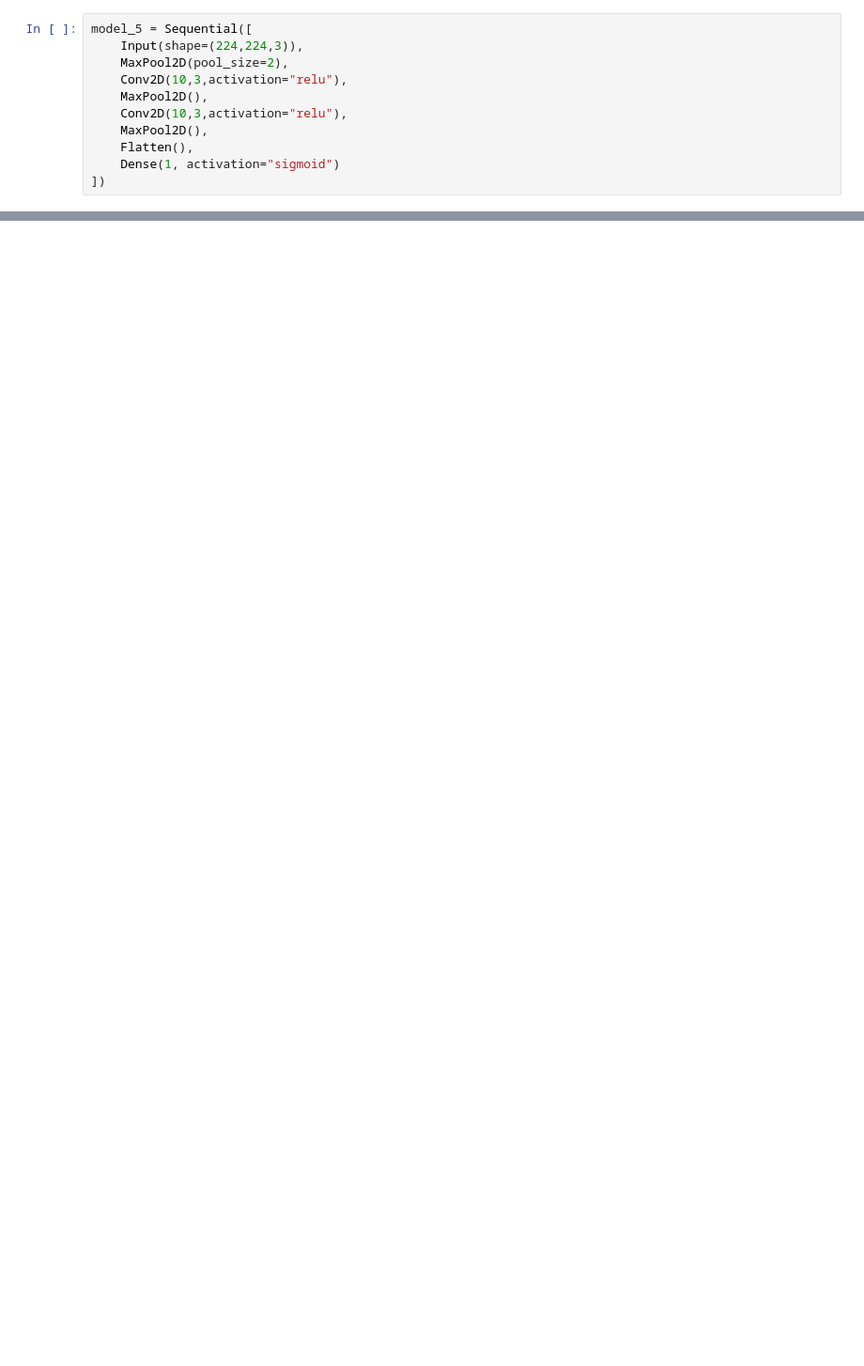
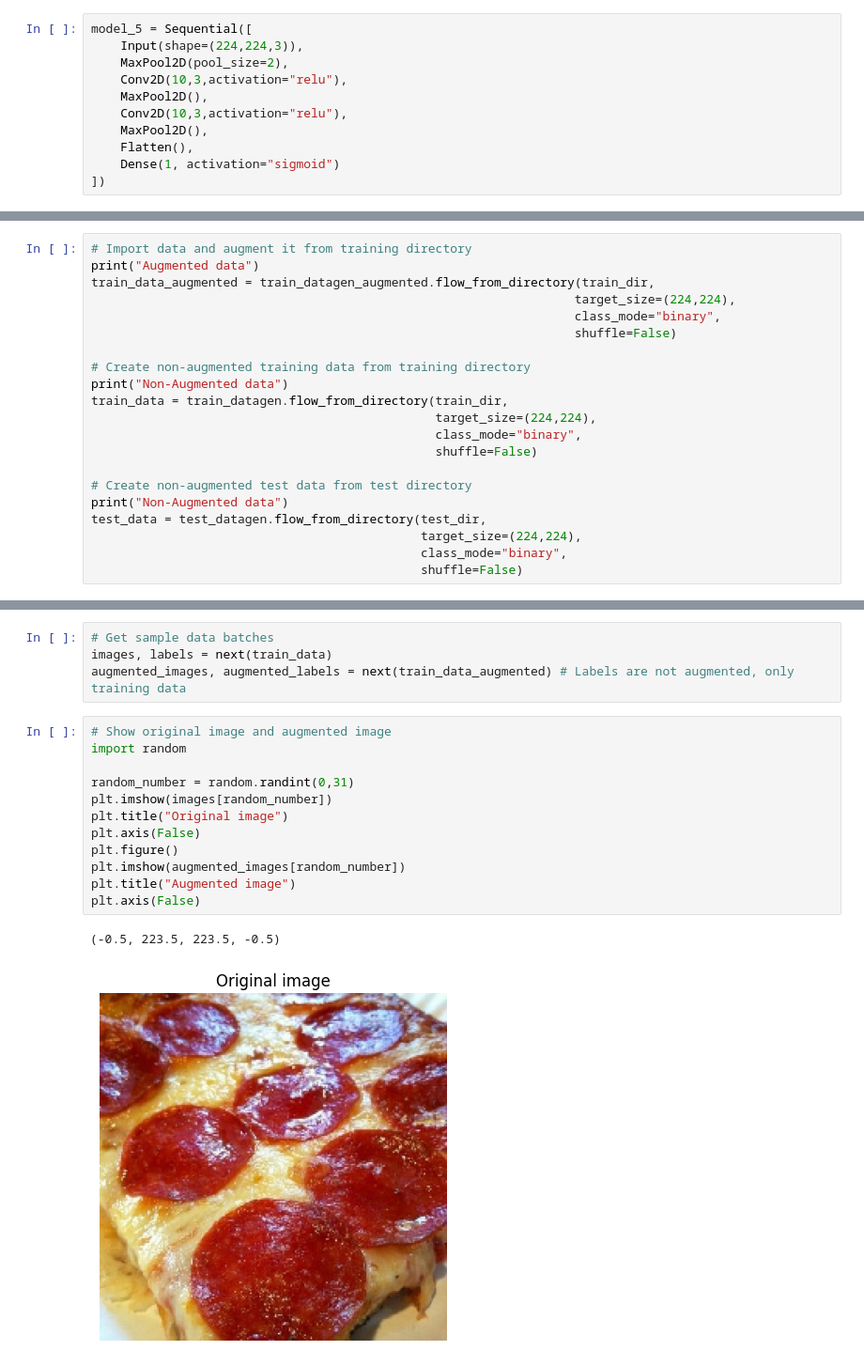
Before and after one commit to Sloppy1999/tf_course, a Jupyter notebook: notebooks/03_CNN.ipynb, the cells around one changed output, grey strips where cells are left out. Shown at 94% size. Cells and saved outputs as stored; diff of their text form; blank space fills up the shorter version.

Commit message:
Day 17: Working with data augmentation

```diff
--- a/notebooks/03_CNN.ipynb
+++ b/notebooks/03_CNN.ipynb
@@ -691,0 +667,21 @@ plot_loss_curves(history_5)
+# %%
+# Import data and augment it from training directory
+print("Augmented data")
+train_data_augmented = train_datagen_augmented.flow_from_directory(train_dir,
+                                                                  target_size=(224,224),
+                                                                  class_mode="binary",
+                                                                  shuffle=False)
+
+# Create non-augmented training data from training directory
+print("Non-Augmented data")
+train_data = train_datagen.flow_from_directory(train_dir,
+                                               target_size=(224,224),
+                                               class_mode="binary",
+                                               shuffle=False)
+
+# Create non-augmented test data from test directory
+print("Non-Augmented data")
+test_data = test_datagen.flow_from_directory(test_dir,
+                                             target_size=(224,224),
+                                             class_mode="binary",
+                                             shuffle=False)
@@ -691,0 +697,19 @@ plot_loss_curves(history_5)
+# %%
+# Get sample data batches
+images, labels = next(train_data)
+augmented_images, augmented_labels = next(train_data_augmented) # Labels are not augmented, only training data
+# %%
+# Show original image and augmented image
+import random
+
+random_number = random.randint(0,31)
+plt.imshow(images[random_number])
+plt.title("Original image")
+plt.axis(False)
+plt.figure()
+plt.imshow(augmented_images[random_number])
+plt.title("Augmented image")
+plt.axis(False)
+# %% [output]
+(-0.5, 223.5, 223.5, -0.5)
+[figure, added]
```
Also changed, not shown: parts of 28 cells of this notebook.
